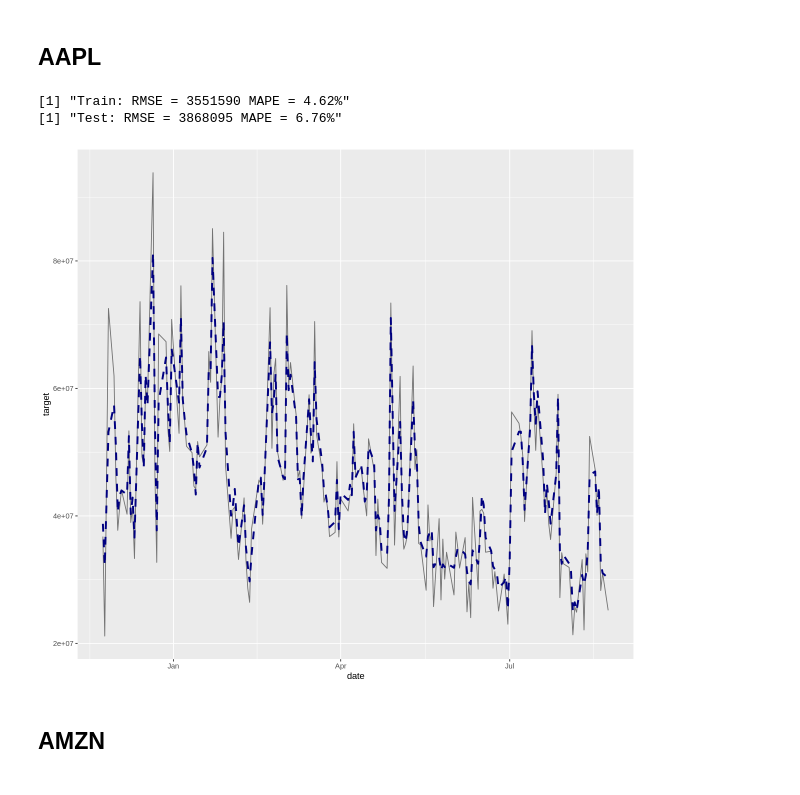
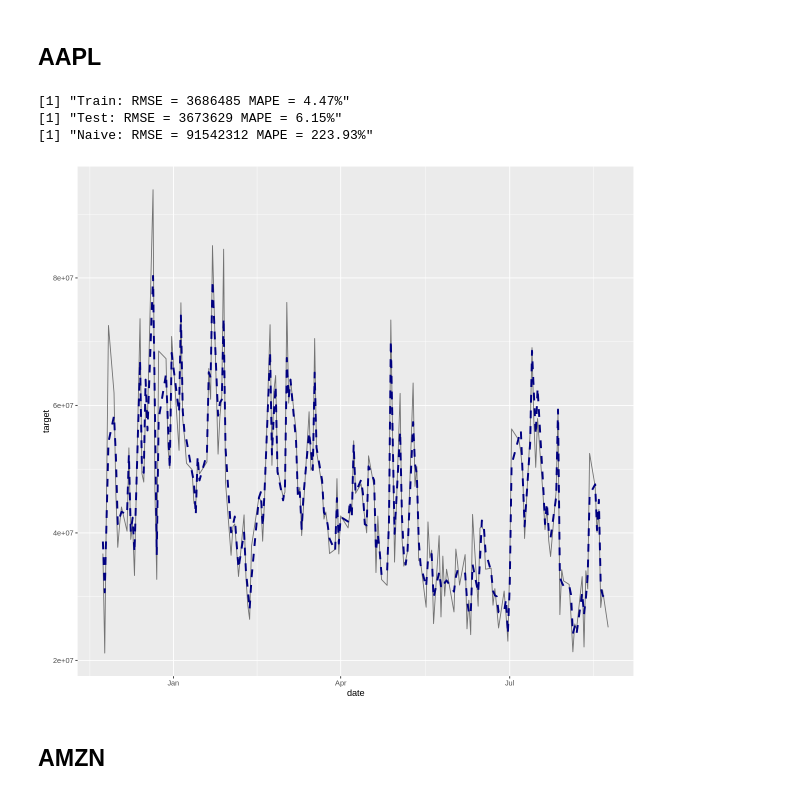
Before and after one commit to limshaocong/analyticsEdge, a Jupyter notebook: FAANG_Volume_Prediction_caa 1Dec21.ipynb, the cells around one changed output. Saved outputs shown, nothing was run; the diff lists cells and outputs as text; code cells hidden in the pictures.

```diff
--- a/FAANG_Volume_Prediction_caa 1Dec21.ipynb
+++ b/FAANG_Volume_Prediction_caa 1Dec21.ipynb
@@ -771,16 +771,5 @@ naive_final = function(x) {
   output[["naiveRMSE"]] = naiveRMSE
   output[["naiveMAPE"]] = naiveMAPE
 
+  output = output
 }
-# %%
-naive_pred_df = df %>%
-  filter(ticker == "FB") %>%
-  mutate(volMA = rollmean(vol, align = "right", k = 230, fill = NA)) %>%
-  filter(date >= split) %>%
-  select(date, target, volMA)
-
-naiveRMSE = rmse(naive_pred_df$target, naive_pred_df$volMA)
-naiveMAPE = mape(naive_pred_df$target, naive_pred_df$volMA)
-
-naiveRMSE
-naiveMAPE
@@ -849,22 +837,28 @@ This message is displayed once per session.
 # %% [markdown]
 ## **AAPL**
 # %%
-mod = xgb_final("AAPL", aapl_xgb_params, train, test, df)
+tick = "AAPL"
 
-plot_df = df %>% filter(ticker == "AAPL") %>% select(date, target)
+mod = xgb_final(tick, fb_xgb_params, train, test, df)
+
+plot_df = df %>% filter(ticker == tick) %>% select(date, target)
 plot_df$pred = append(mod$trainpred, mod$testpred)
 plot_df = plot_df %>% filter(date >= split)
 
+naive = naive_final(tick)
+
 print(paste0("Train: RMSE = ", round(mod$trainRMSE, 0), " MAPE = ", round(mod$trainMAPE * 100, 2), "%"))
 print(paste0("Test: RMSE = ", round(mod$testRMSE, 0), " MAPE = ", round(mod$testMAPE * 100, 2), "%"))
+print(paste0("Naive: RMSE = ", round(naive$naiveRMSE, 0),  " MAPE = ", round(naive$naiveMAPE * 100, 2), "%"))
 
 ggplot(plot_df) +
   geom_line(aes(x = date, y = target), color = "gray45") +
   geom_line(aes(x = date, y = pred), color = "navy", linetype = "dashed", size = 1.1)
 # %% [output]
-[1] "Train: RMSE = 3551590 MAPE = 4.62%"
-[1] "Test: RMSE = 3868095 MAPE = 6.76%"
+[1] "Train: RMSE = 3686485 MAPE = 4.47%"
+[1] "Test: RMSE = 3673629 MAPE = 6.15%"
+[1] "Naive: RMSE = 91542312 MAPE = 223.93%"
-[figure, old version]
+[figure, new version]
 # %% [markdown]
 ## **AMZN**
 # %%
```
Also changed, not shown: parts of 5 cells of this notebook.
